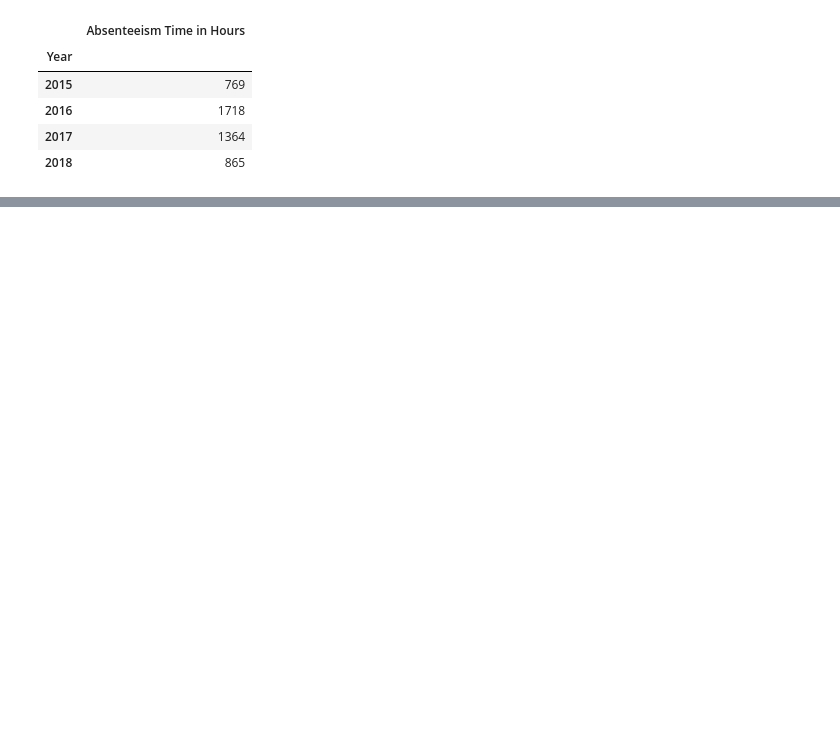
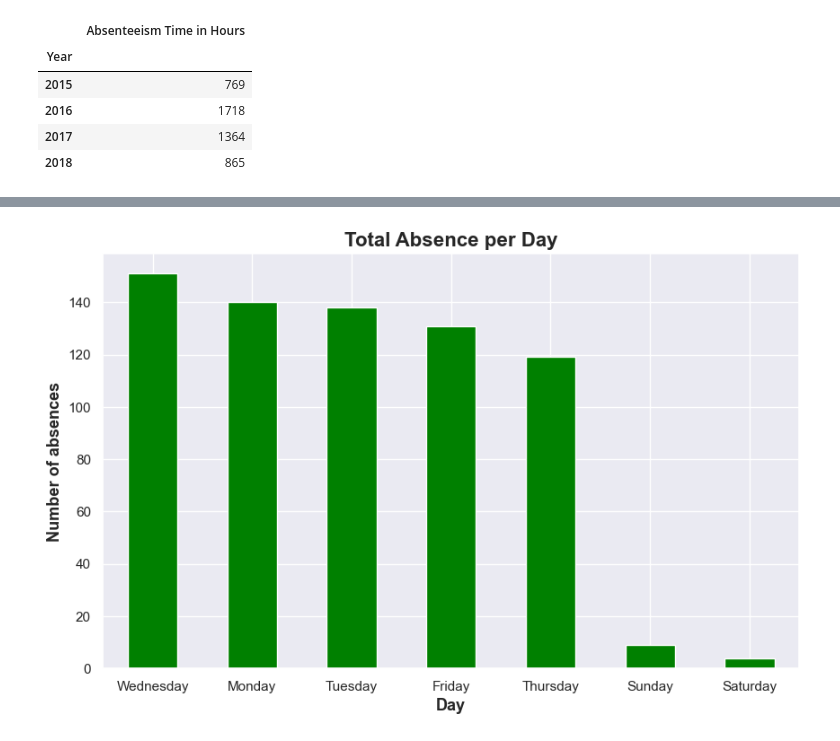
Before and after one commit to delidji88/Data-Analyst-Project, a Jupyter notebook: 1. Absenteeism/complete_absenteeism.ipynb, the cells around one changed output, grey strips where cells are left out. Cells and saved outputs as stored; diff of their text form; code cells hidden in the pictures; blank space fills up the shorter version.

```diff
--- a/1. Absenteeism/complete_absenteeism.ipynb
+++ b/1. Absenteeism/complete_absenteeism.ipynb
@@ -479,0 +506,3 @@ cleaned_data[["Year", "Absenteeism Time in Hours"]].groupby("Year").sum()
+# %%
+grouped_month = cleaned_data["Day of Week"].value_counts()
+grouped_month
@@ -479,0 +519,9 @@ cleaned_data[["Year", "Absenteeism Time in Hours"]].groupby("Year").sum()
+# %%
+grouped_month.plot(kind='bar', figsize=(10,6), color='green')
+plt.xlabel("Day", fontsize= 13, fontweight='bold')
+plt.ylabel("Number of absences", fontsize=13, fontweight='bold')
+plt.title('Total Absence per Day', fontsize=16, fontweight='bold')
+plt.xticks(rotation=0)
+plt.show()
+# %% [output]
+[figure, added]
```
Also changed, not shown: parts of 10 cells of this notebook.
